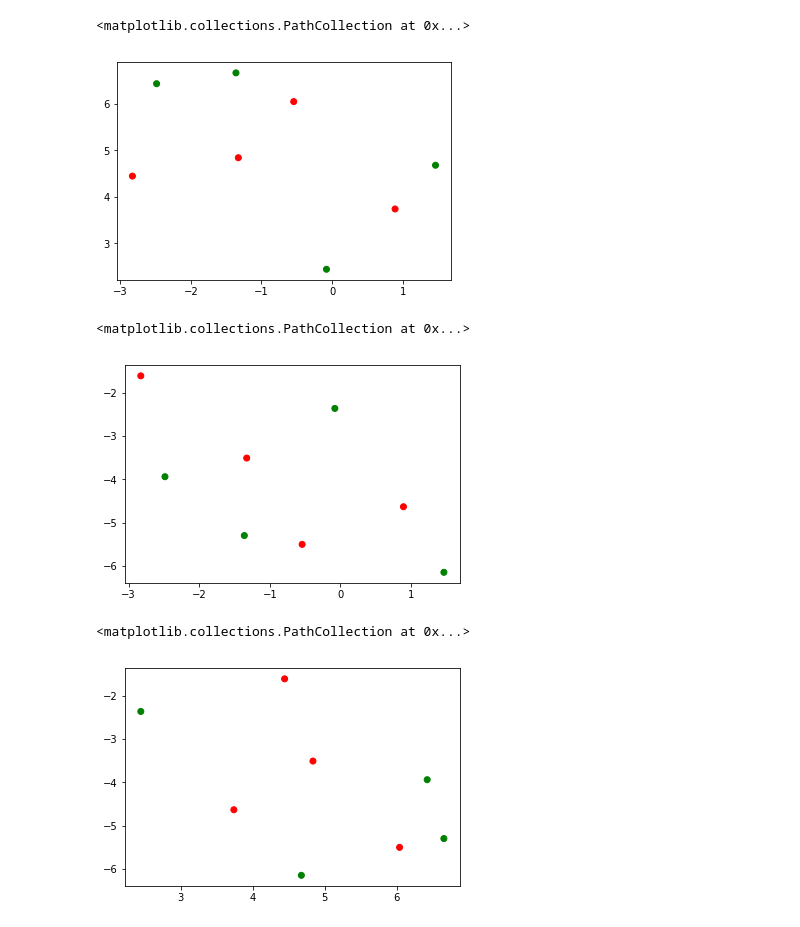
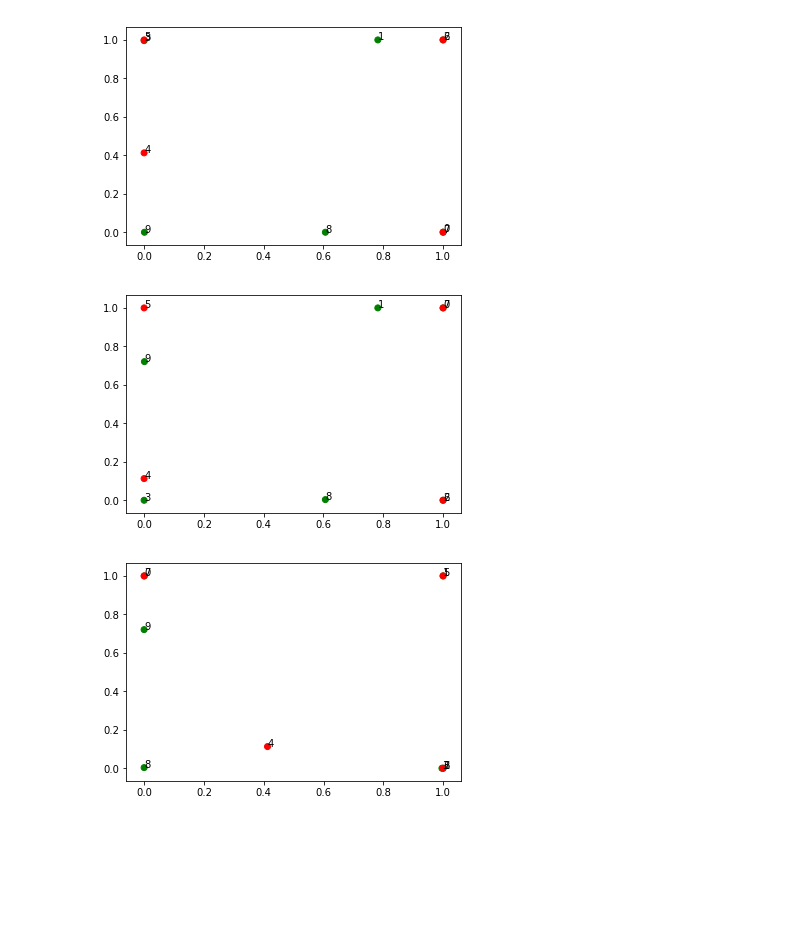
Before and after one commit to VishnuDuttSharma/DeepLearning, a Jupyter notebook: experiments/SiameseReducer.ipynb, the cells around one changed output. Drawn from its saved outputs; the diff is of its cells as text; code cells hidden in the pictures; blank space fills up the shorter version.

```diff
--- a/experiments/SiameseReducer.ipynb
+++ b/experiments/SiameseReducer.ipynb
@@ -52,5 +58,5 @@ for i in range(1000):
         train_step.run(session=sess, feed_dict={X1: X_train_l[j*100:(j+1)*100], X2: X_train_r[j*100:(j+1)*100], Y1:X_train_l[j*100:(j+1)*100], Y2:X_train_r[j*100:(j+1)*100]})
 # %%
 
-output = emb1.eval(session=sess, feed_dict={X1:np.asarray([0,1,2,3,4,5,6,7])})
+output = act1.eval(session=sess, feed_dict={X1:np.asarray([0,1,2,3,4,5,6,7,8,9])})
 output
@@ -57,5 +74,3 @@ output
 # %%
 colors = ['green', 'green', 'green', 'green', 'red', 'red','red', 'red']
+names = [0,1,2,3,4,5,6,7,8,9]
-# %%
-output = emb1.eval(session=sess, feed_dict={X1:np.asarray([0,1,2,3,4,5,6,7])})
-print(output)
@@ -71,4 +77,4 @@ print(output)
 # %%
-for i in range(output.shape[0]):
-    asm = np.sum(output[i])
-    output[i] = output[i] - (asm/3.0)
+# for i in range(output.shape[0]):
+#     asm = np.sum(output[i])
+#     output[i] = output[i] - (asm/3.0)
@@ -85,17 +93,20 @@ ax.scatter( xs=output[:,0], ys=output[:,1], zs=output[:,2], c=colors)
 # %%
 plt.scatter( x=output[:,0], y=output[:,1],  c=colors)
+for i in range(10):
+    plt.annotate(names[i], (output[i,0], output[i,1]))
 # %% [output]
-<matplotlib.collections.PathCollection at 0x...>
-[figure, old version]
+[figure, new version]
 # %%
 plt.scatter(x=output[:,0], y=output[:,2], c=colors)
+for i in range(10):
+    plt.annotate(names[i], (output[i,0], output[i,2]))
 # %% [output]
-<matplotlib.collections.PathCollection at 0x...>
-[figure, old version]
+[figure, new version]
 # %%
 plt.scatter( x=output[:,1], y=output[:,2], c=colors)
+for i in range(10):
+    plt.annotate(names[i], (output[i,1], output[i,2]))
 # %% [output]
-<matplotlib.collections.PathCollection at 0x...>
-[figure, old version]
+[figure, new version]
 # %%
 sess.close()
```
Also changed, not shown: parts of 7 cells of this notebook, 1 other file.
